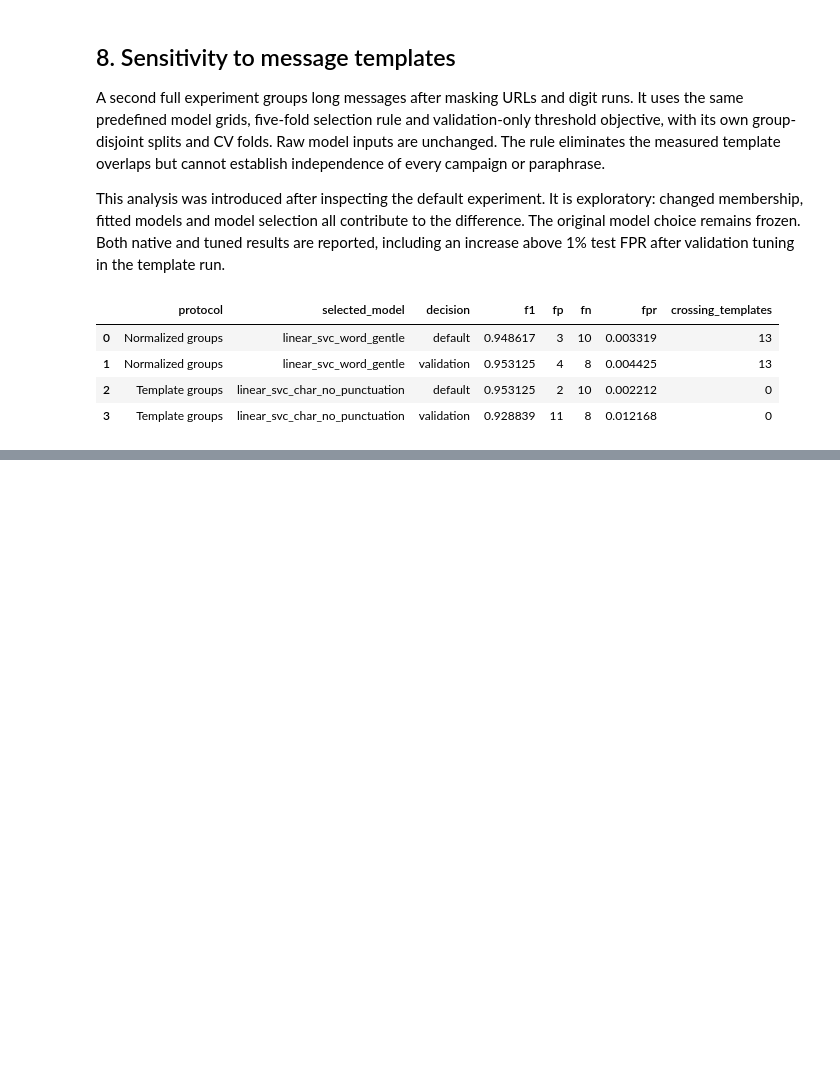
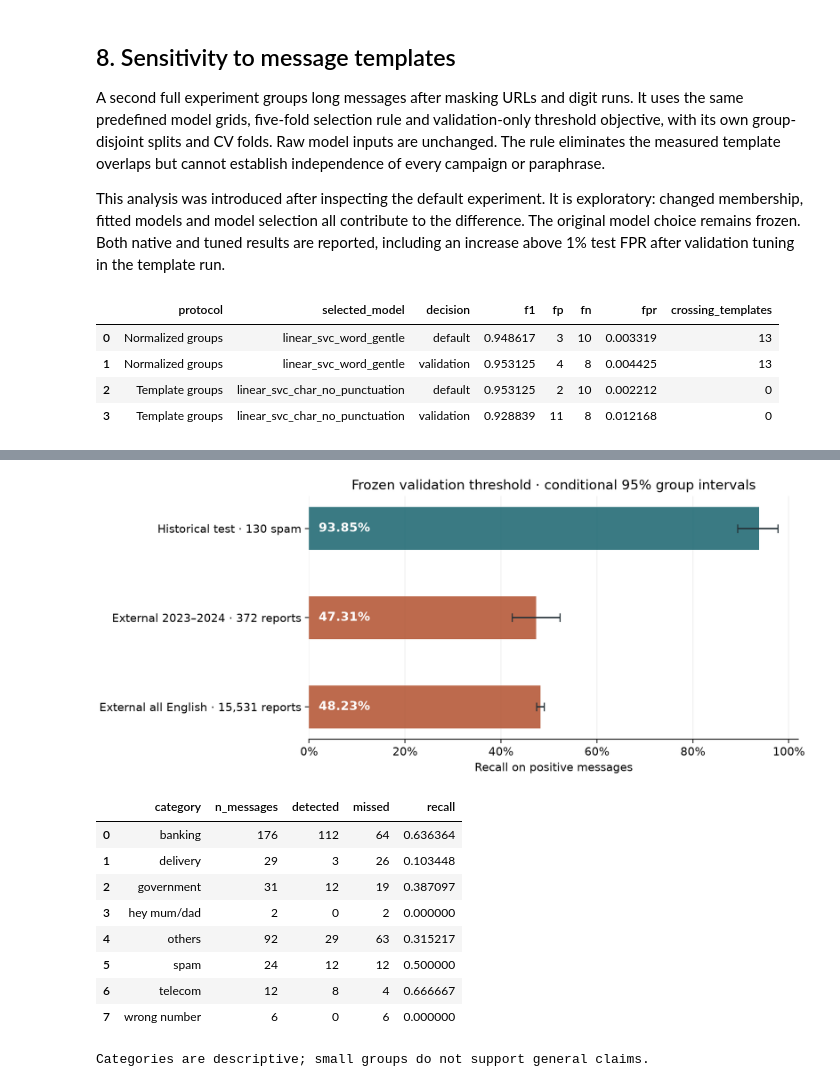
Before and after one commit to altynbk/sms-spam-detection, a Jupyter notebook: ML_Spam_Detector.ipynb, the cells around one changed output, grey strips where cells are left out. Cells and saved outputs as stored; diff of their text form; code cells hidden in the pictures; blank space fills up the shorter version.

```diff
--- a/ML_Spam_Detector.ipynb
+++ b/ML_Spam_Detector.ipynb
@@ -430,0 +453,14 @@ else:
+# %%
+external_run = Path("results/external/imc25/evaluation")
+external_metrics = pd.read_csv(external_run / "metrics.csv")
+display(external_metrics[["cohort", "view", "threshold_mode", "n_messages", "detected",
+                          "missed", "recall", "recall_lower", "recall_upper",
+                          "zero_feature_messages"]])
+display(Image(filename=str(external_run / "recall.png")))
+external_categories = pd.read_csv(external_run / "categories.csv")
+display(external_categories[(external_categories.cohort == "recent_2023_2024") &
+                            (external_categories.view == "published") &
+                            (external_categories.threshold_mode == "validation")]
+        [["category", "n_messages", "detected", "missed", "recall"]])
+print("Categories are descriptive; small groups do not support general claims.")
+# %% [output]
@@ -431,3 +476,14 @@ else:
+[figure, added]
+|  | category | n_messages | detected | missed | recall |
+| 0 | banking | 176 | 112 | 64 | 0.636364 |
+| 1 | delivery | 29 | 3 | 26 | 0.103448 |
+| 2 | government | 31 | 12 | 19 | 0.387097 |
+| 3 | hey mum/dad | 2 | 0 | 2 | 0.000000 |
+| 4 | others | 92 | 29 | 63 | 0.315217 |
+| 5 | spam | 24 | 12 | 12 | 0.500000 |
+| 6 | telecom | 12 | 8 | 4 | 0.666667 |
+| 7 | wrong number | 6 | 0 | 6 | 0.000000 |
+Categories are descriptive; small groups do not support general claims.
 # %% [markdown]
 ## Interpretation and limitations
 
```
Also changed, not shown: parts of 3 cells of this notebook, 16 other files.
